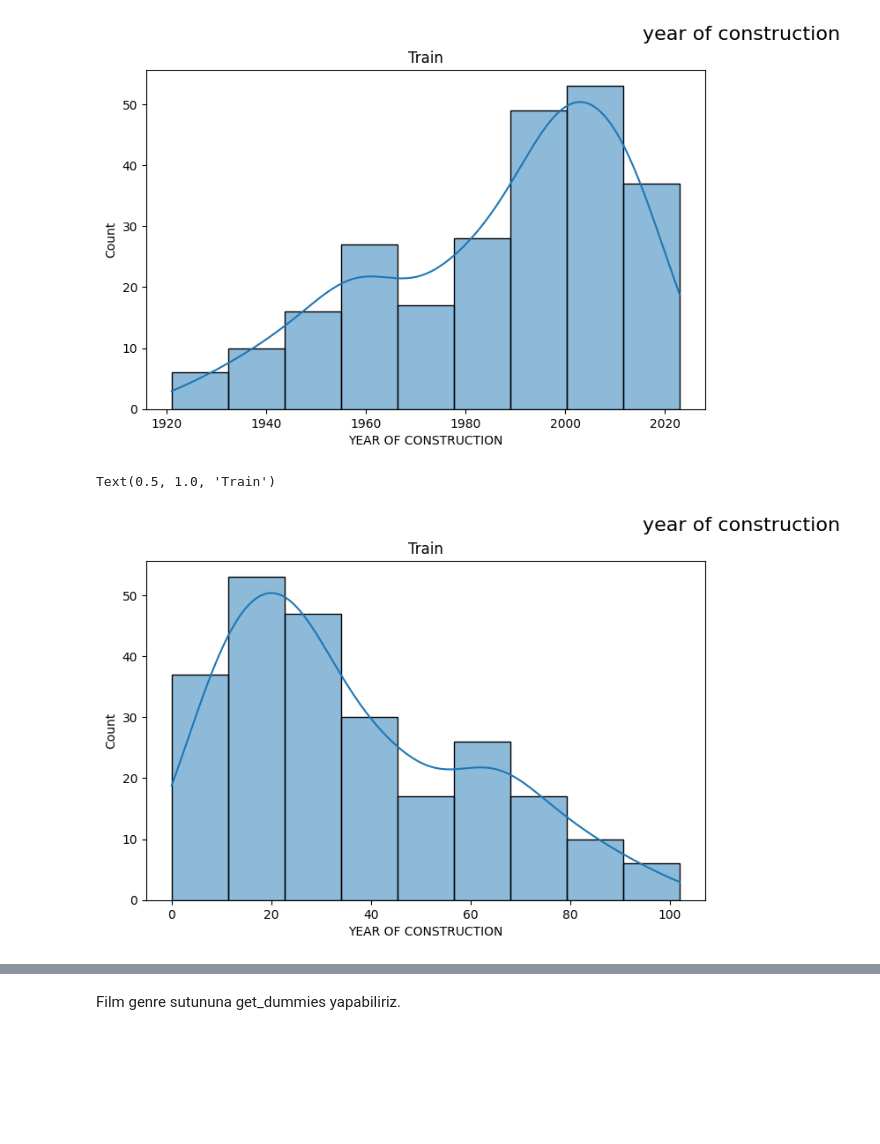
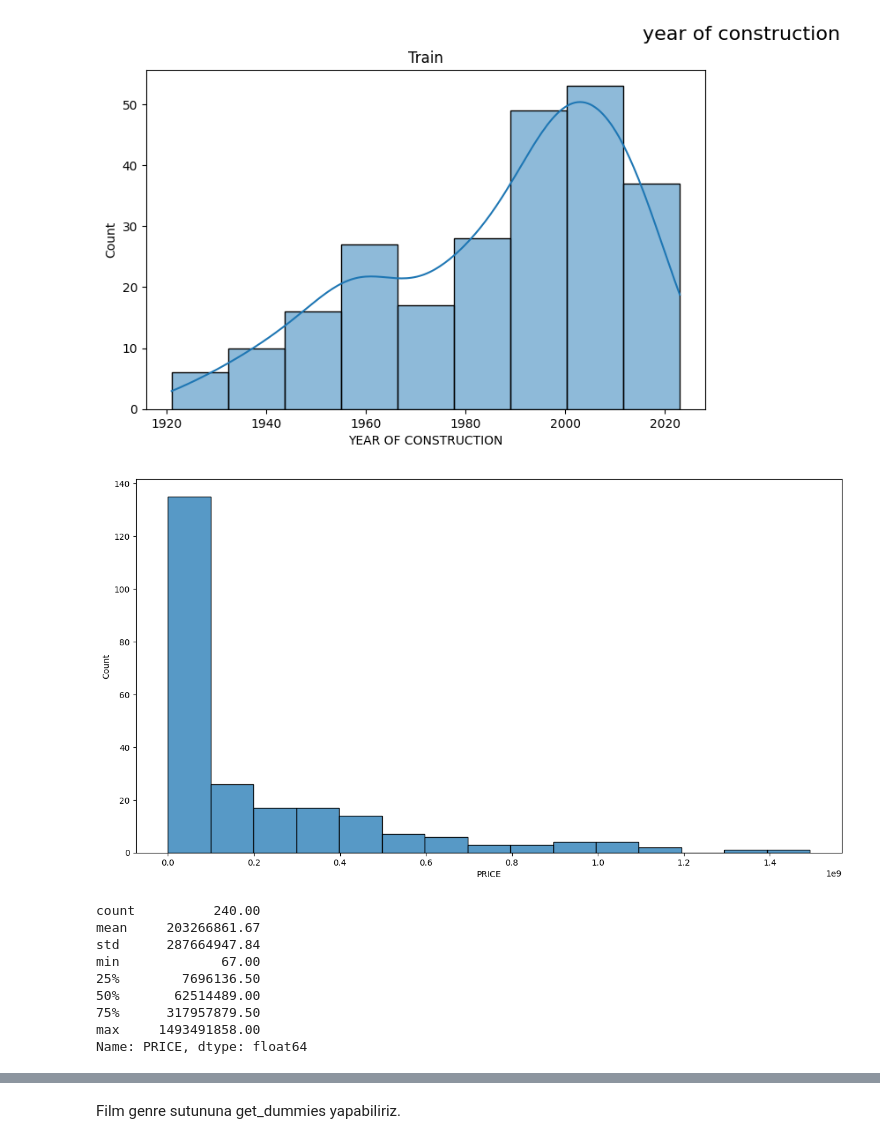
Before and after one commit to alituydurr/IDSA-Project, a Jupyter notebook: proje2.ipynb, the cells around one changed output, grey strips where cells are left out. Saved outputs shown, nothing was run; the diff lists cells and outputs as text; code cells hidden in the pictures; blank space fills up the shorter version.

```diff
--- a/proje2.ipynb
+++ b/proje2.ipynb
@@ -425,17 +410,6 @@ Text(0.5, 1.0, 'Train')
 [figure]
 # %%
 df_price_usd["YEAR OF CONSTRUCTION"] = 2023 - df_price_usd["YEAR OF CONSTRUCTION"]
-# %%
-plt.figure(figsize=[18,5])
-
-plt.suptitle('year of construction', fontsize = 16)
-
-plt.subplot(1,2,1)
-sns.histplot(data = df_price_usd['YEAR OF CONSTRUCTION'], kde=True)
-plt.title('Train')
-# %% [output]
-Text(0.5, 1.0, 'Train')
-[figure, removed]
 # %%
 def mean_std_filling(column_name):
     mean = column_name.mean()
@@ -450,3 +424,21 @@ def mean_std_filling(column_name):
     # Oluşturduğumuz sayılarla boş değerlerimizi doldurma
     column_name[np.isnan(column_name)] = rand_float
     column_name = column_name.astype(float)
+# %%
+#PRICE SUTUNUNDA COK BUYUK DEGERLER VAR
+plt.figure(figsize=[15,8])
+sns.histplot(df_price_usd['PRICE']);
+# %% [output]
+[figure, added]
+# %%
+df_price_usd['PRICE'].describe()
+# %% [output]
+count          240.00
+mean     203266861.67
+std      287664947.84
+min             67.00
+25%        7696136.50
+50%       62514489.00
+75%      317957879.50
+max     1493491858.00
+Name: PRICE, dtype: float64
```
Also changed, not shown: parts of 10 cells of this notebook.
